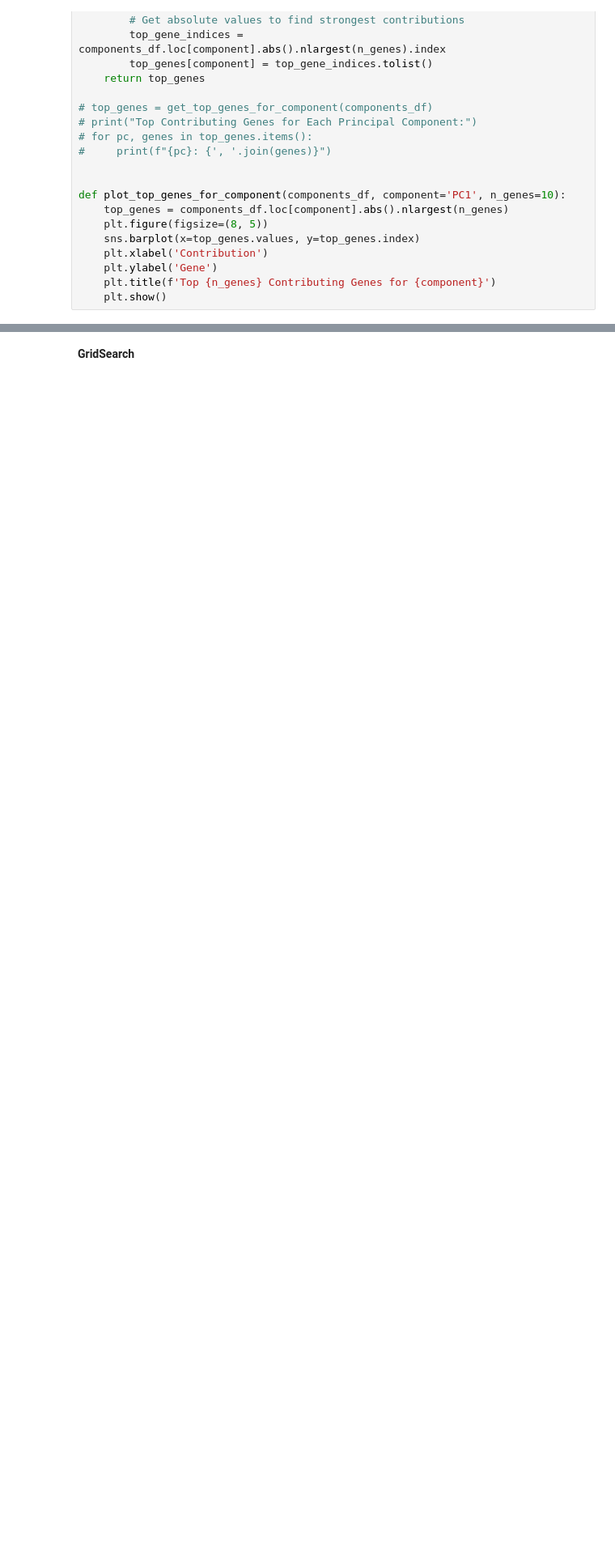
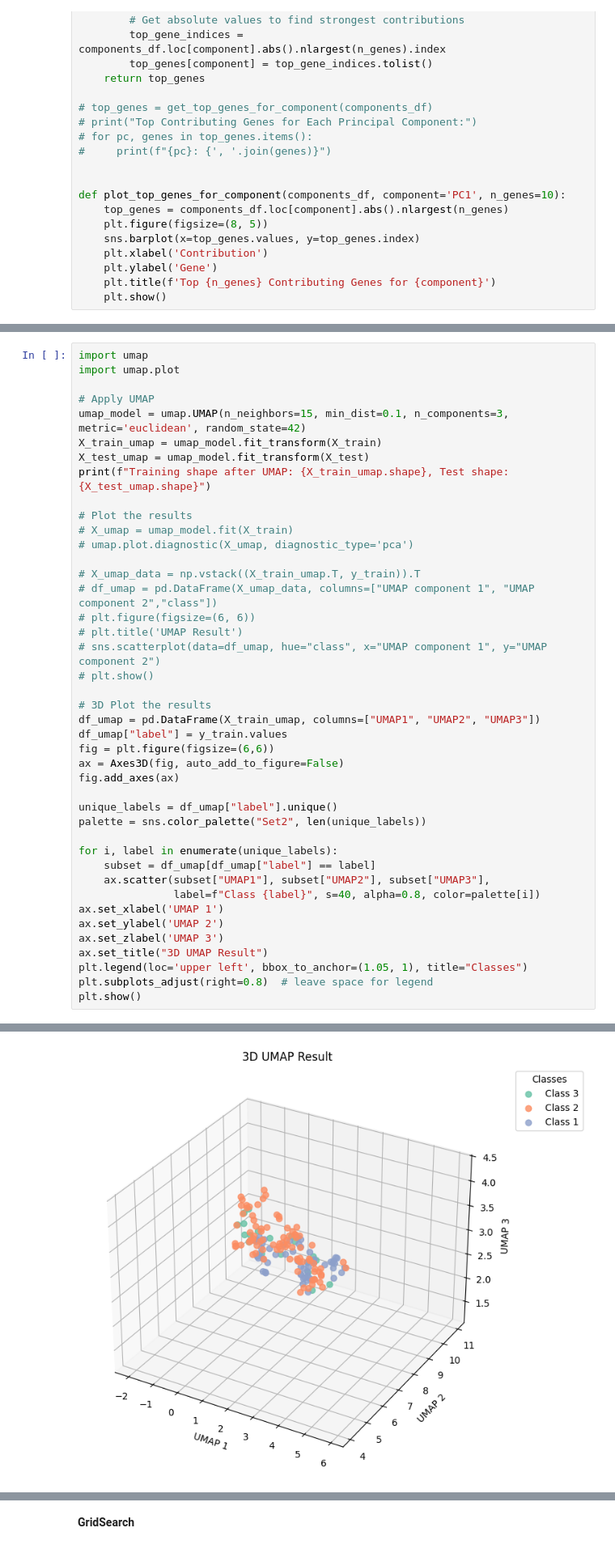
Before and after one commit to Kitiyaparnnn/NSCLC, a Jupyter notebook: train.ipynb, the cells around one changed output, grey strips where cells are left out. Shown: that part at 81% size. Drawn from its saved outputs; the diff is of its cells as text; blank space fills up the shorter version.

```diff
--- a/train.ipynb
+++ b/train.ipynb
@@ -146,0 +208,43 @@ print(f"Resampled Training Shape: {X_train_res.shape}, Class Distribution: {dict
+# %%
+import umap
+import umap.plot
+
+# Apply UMAP
+umap_model = umap.UMAP(n_neighbors=15, min_dist=0.1, n_components=3, metric='euclidean', random_state=42)
+X_train_umap = umap_model.fit_transform(X_train)
+X_test_umap = umap_model.fit_transform(X_test)
+print(f"Training shape after UMAP: {X_train_umap.shape}, Test shape: {X_test_umap.shape}")
+
+# Plot the results
+# X_umap = umap_model.fit(X_train)
+# umap.plot.diagnostic(X_umap, diagnostic_type='pca')
+
+# X_umap_data = np.vstack((X_train_umap.T, y_train)).T
+# df_umap = pd.DataFrame(X_umap_data, columns=["UMAP component 1", "UMAP component 2","class"])
+# plt.figure(figsize=(6, 6))
+# plt.title('UMAP Result')
+# sns.scatterplot(data=df_umap, hue="class", x="UMAP component 1", y="UMAP component 2")
+# plt.show()
+
+# 3D Plot the results
+df_umap = pd.DataFrame(X_train_umap, columns=["UMAP1", "UMAP2", "UMAP3"])
+df_umap["label"] = y_train.values
+fig = plt.figure(figsize=(6,6))
+ax = Axes3D(fig, auto_add_to_figure=False)
+fig.add_axes(ax)
+
+unique_labels = df_umap["label"].unique()
+palette = sns.color_palette("Set2", len(unique_labels))
+
+for i, label in enumerate(unique_labels):
+    subset = df_umap[df_umap["label"] == label]
+    ax.scatter(subset["UMAP1"], subset["UMAP2"], subset["UMAP3"],
+               label=f"Class {label}", s=40, alpha=0.8, color=palette[i])
+ax.set_xlabel('UMAP 1')
+ax.set_ylabel('UMAP 2')
+ax.set_zlabel('UMAP 3')
+ax.set_title("3D UMAP Result")
+plt.legend(loc='upper left', bbox_to_anchor=(1.05, 1), title="Classes")
+plt.subplots_adjust(right=0.8)  # leave space for legend
+plt.show()
+# %% [output]
@@ -147,3 +252,4 @@ print(f"Resampled Training Shape: {X_train_res.shape}, Class Distribution: {dict
+[figure, added]
 # %% [markdown]
 ### CatBoostClassifier
 
```
Also changed, not shown: parts of 35 cells of this notebook, 1 other file.
